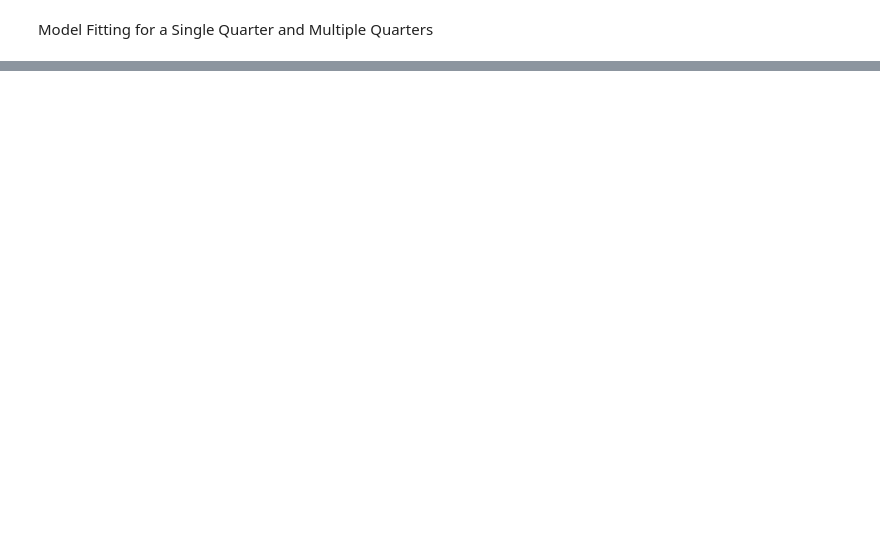
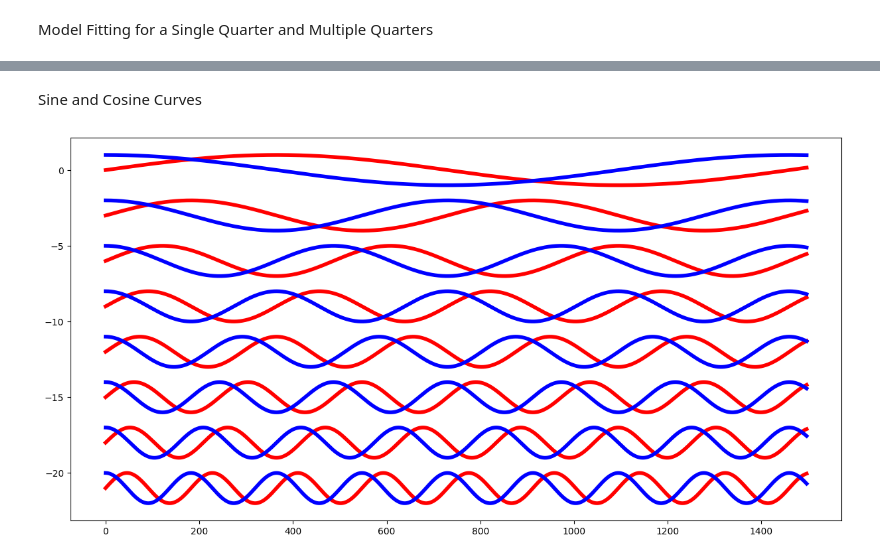
Before and after one commit to nsodickson/USP-Exoplanet-Analysis, a Jupyter notebook: Pipeline.ipynb, the cells around one changed output, grey strips where cells are left out. Cells and saved outputs as stored; diff of their text form; code cells hidden in the pictures; blank space fills up the shorter version.

```diff
--- a/Pipeline.ipynb
+++ b/Pipeline.ipynb
@@ -967,0 +968,14 @@ plt.show()
+# %% [markdown]
+Sine and Cosine Curves
+# %%
+plt.figure(figsize=standard_figsize)
+
+x = np.linspace(0, 4.1 * 365, 100000)
+
+for idx, f in enumerate(frequencies):
+    plt.plot(x, np.sin(x * f) - 3 * idx, color="red", linewidth=4)
+    plt.plot(x, np.cos(x * f) - 3 * idx, color="blue", linewidth=4)
+
+plt.show()
+# %% [output]
+[figure, added]
```
Also changed, not shown: parts of 3 cells of this notebook.
